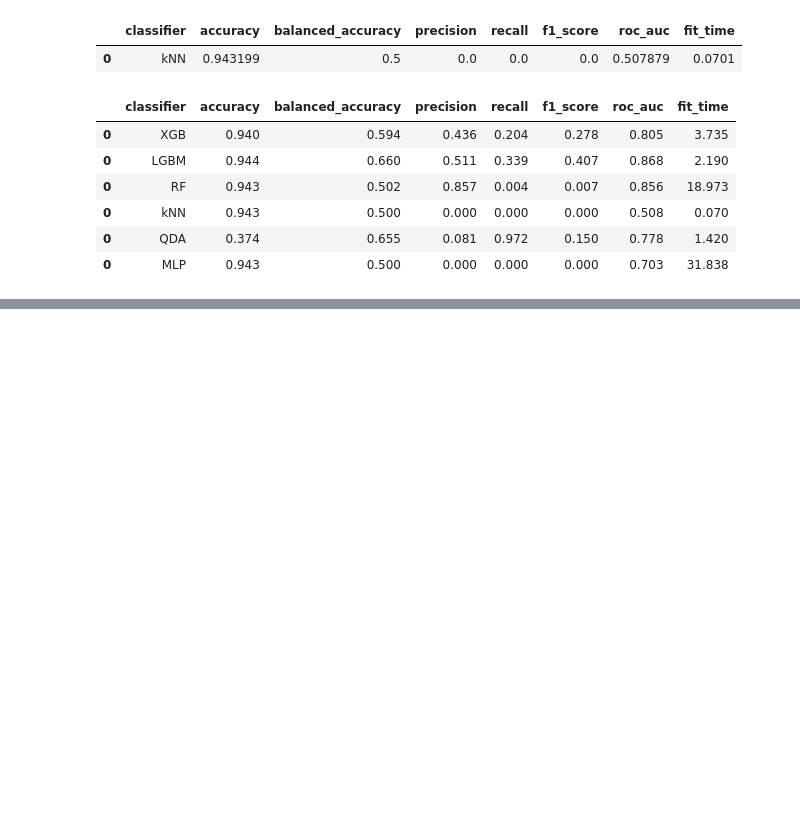
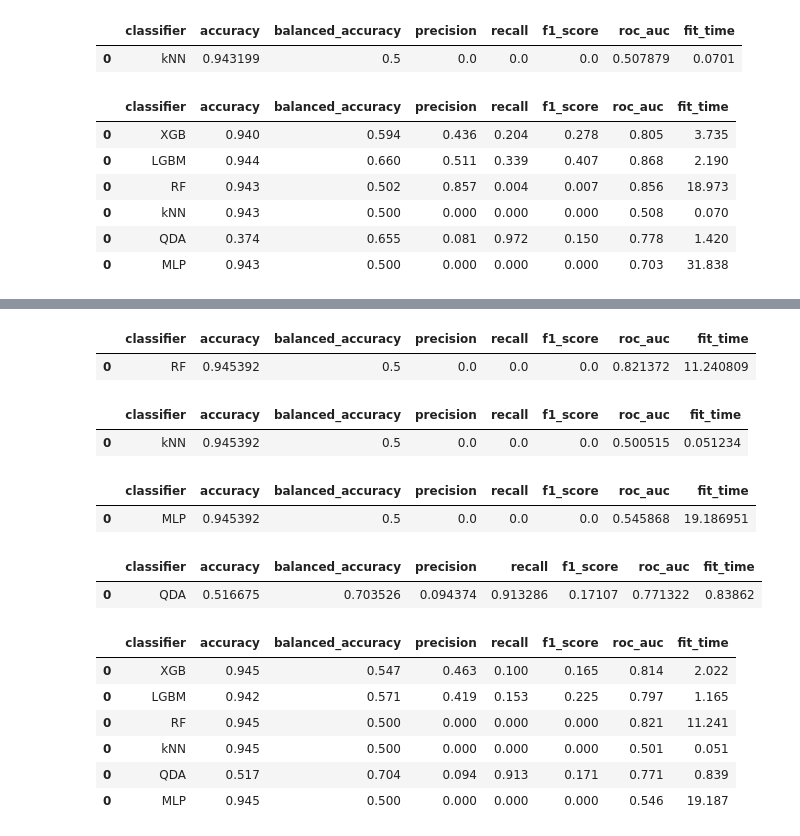
Before and after one commit to LazarosPan/Heart-Disease, a Jupyter notebook: Code/ml_all.ipynb, the cells around one changed output, grey strips where cells are left out. Saved outputs shown, nothing was run; the diff lists cells and outputs as text; code cells hidden in the pictures; blank space fills up the shorter version.

```diff
--- a/Code/ml_all.ipynb
+++ b/Code/ml_all.ipynb
@@ -164,0 +319,63 @@ all_features_results
+# %%
+rf = RandomForestClassifier(criterion='entropy', n_jobs=-1, class_weight='balanced', random_state=13)
+metrics_rf = train_evaluate_single(rf, X_train, y_train, X_test, y_test, classifier_name="RF")
+
+# Store metrics in a DataFrame
+metrics_df_rf = pd.DataFrame([metrics_rf])
+metrics_df_rf
+# %% [output]
+|  | classifier | accuracy | balanced_accuracy | precision | recall | f1_score | roc_auc | fit_time |
+| 0 | RF | 0.945392 | 0.5 | 0.0 | 0.0 | 0.0 | 0.821372 | 11.240809 |
+# %%
+knn = KNeighborsClassifier(n_neighbors=5, weights='uniform', algorithm='auto', leaf_size=30, p=2, metric='minkowski', metric_params=None, n_jobs=-1)
+metrics_knn = train_evaluate_single(knn, X_train, y_train, X_test, y_test, classifier_name="kNN")
+
+# Store metrics in a DataFrame
+metrics_df_knn = pd.DataFrame([metrics_knn])
+metrics_df_knn
+
+# https://scikit-learn.org/stable/modules/generated/sklearn.neighbors.KNeighborsClassifier.html
+# %% [output]
+|  | classifier | accuracy | balanced_accuracy | precision | recall | f1_score | roc_auc | fit_time |
+| 0 | kNN | 0.945392 | 0.5 | 0.0 | 0.0 | 0.0 | 0.500515 | 0.051234 |
+# %%
+mlp = MLPClassifier(hidden_layer_sizes=(100,), activation='relu', solver='adam', alpha=0.0001, batch_size='auto', learning_rate_init=0.001, max_iter=1000, shuffle=True, random_state=13, tol=0.0001, verbose=False, warm_start=False, early_stopping=True, validation_fraction=0.1, beta_1=0.9, beta_2=0.999, epsilon=1e-08, n_iter_no_change=20)
+metrics_mlp = train_evaluate_single(mlp, X_train, y_train, X_test, y_test, classifier_name="MLP")
+
+# Store metrics in a DataFrame
+metrics_df_mlp = pd.DataFrame([metrics_mlp])
+metrics_df_mlp
+
+# https://scikit-learn.org/stable/modules/generated/sklearn.discriminant_analysis.QuadraticDiscriminantAnalysis.html#sklearn.discriminant_analysis.QuadraticDiscriminantAnalysis
+# %% [output]
+|  | classifier | accuracy | balanced_accuracy | precision | recall | f1_score | roc_auc | fit_time |
+| 0 | MLP | 0.945392 | 0.5 | 0.0 | 0.0 | 0.0 | 0.545868 | 19.186951 |
+# %%
+# Ensure X_train and X_test are in float32 or float64 format
+X_train = X_train.astype('float32')
+X_test = X_test.astype('float32')
+# %%
+qda = QuadraticDiscriminantAnalysis(priors=None, reg_param=0.7, store_covariance=False, tol=0.0001)
+metrics_qda = train_evaluate_single(qda, X_train, y_train, X_test, y_test, classifier_name="QDA")
+
+# Store metrics in a DataFrame
+metrics_df_qda = pd.DataFrame([metrics_qda])
+metrics_df_qda
+
+# https://scikit-learn.org/stable/modules/generated/sklearn.discriminant_analysis.QuadraticDiscriminantAnalysis.html#sklearn.discriminant_analysis.QuadraticDiscriminantAnalysis
+# %% [output]
+|  | classifier | accuracy | balanced_accuracy | precision | recall | f1_score | roc_auc | fit_time |
+| 0 | QDA | 0.516675 | 0.703526 | 0.094374 | 0.913286 | 0.17107 | 0.771322 | 0.83862 |
+# %%
+all_features_no_preprocessing_results = pd.concat([metrics_df_xgb, metrics_df_lgbm, metrics_df_rf, metrics_df_knn, metrics_df_qda, metrics_df_mlp])
+all_features_no_preprocessing_results = all_features_no_preprocessing_results.round(3)
+all_features_no_preprocessing_results.to_csv('../Data/results_all_features_no_preprocessing.csv', index=False)
+all_features_no_preprocessing_results
+# %% [output]
+|  | classifier | accuracy | balanced_accuracy | precision | recall | f1_score | roc_auc | fit_time |
+| 0 | XGB | 0.945 | 0.547 | 0.463 | 0.100 | 0.165 | 0.814 | 2.022 |
+| 0 | LGBM | 0.942 | 0.571 | 0.419 | 0.153 | 0.225 | 0.797 | 1.165 |
+| 0 | RF | 0.945 | 0.500 | 0.000 | 0.000 | 0.000 | 0.821 | 11.241 |
+| 0 | kNN | 0.945 | 0.500 | 0.000 | 0.000 | 0.000 | 0.501 | 0.051 |
+| 0 | QDA | 0.517 | 0.704 | 0.094 | 0.913 | 0.171 | 0.771 | 0.839 |
+| 0 | MLP | 0.945 | 0.500 | 0.000 | 0.000 | 0.000 | 0.546 | 19.187 |
```
Also changed, not shown: parts of 9 cells of this notebook, 3 other files.
